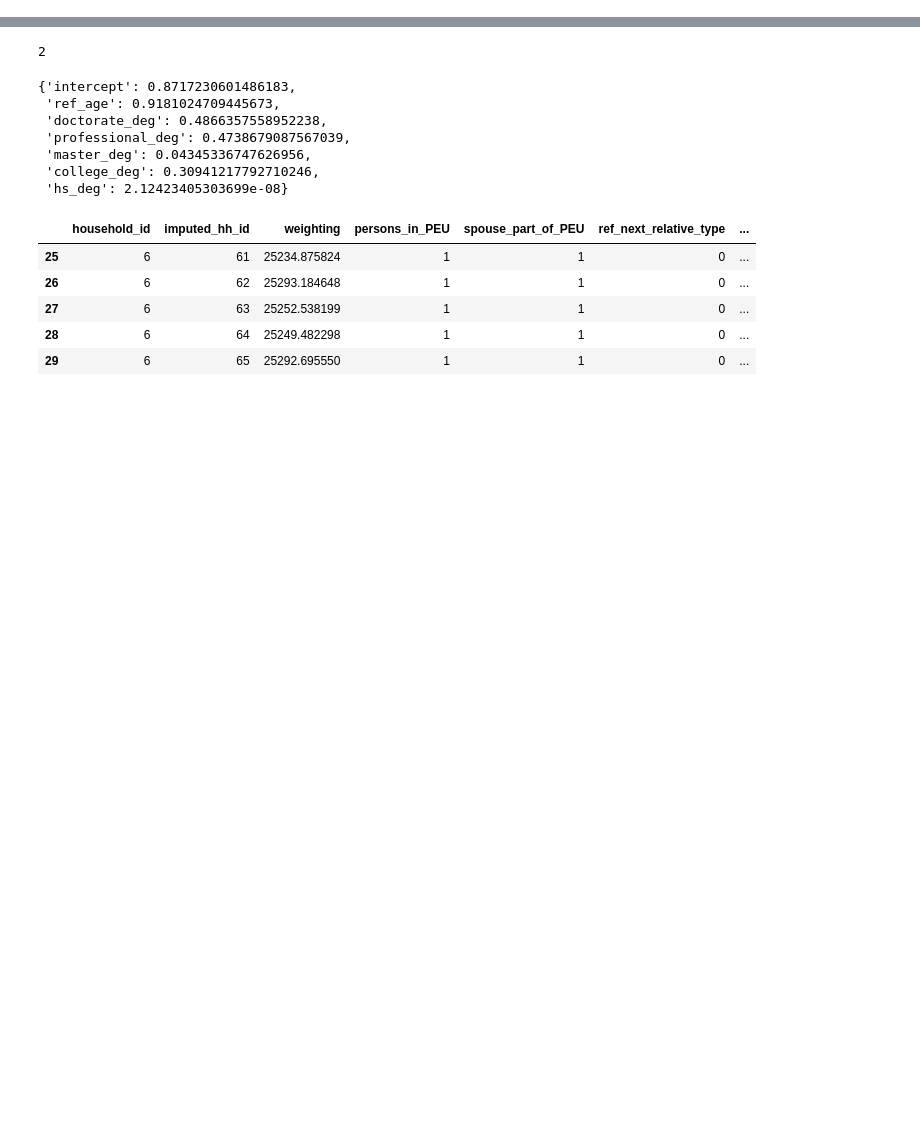
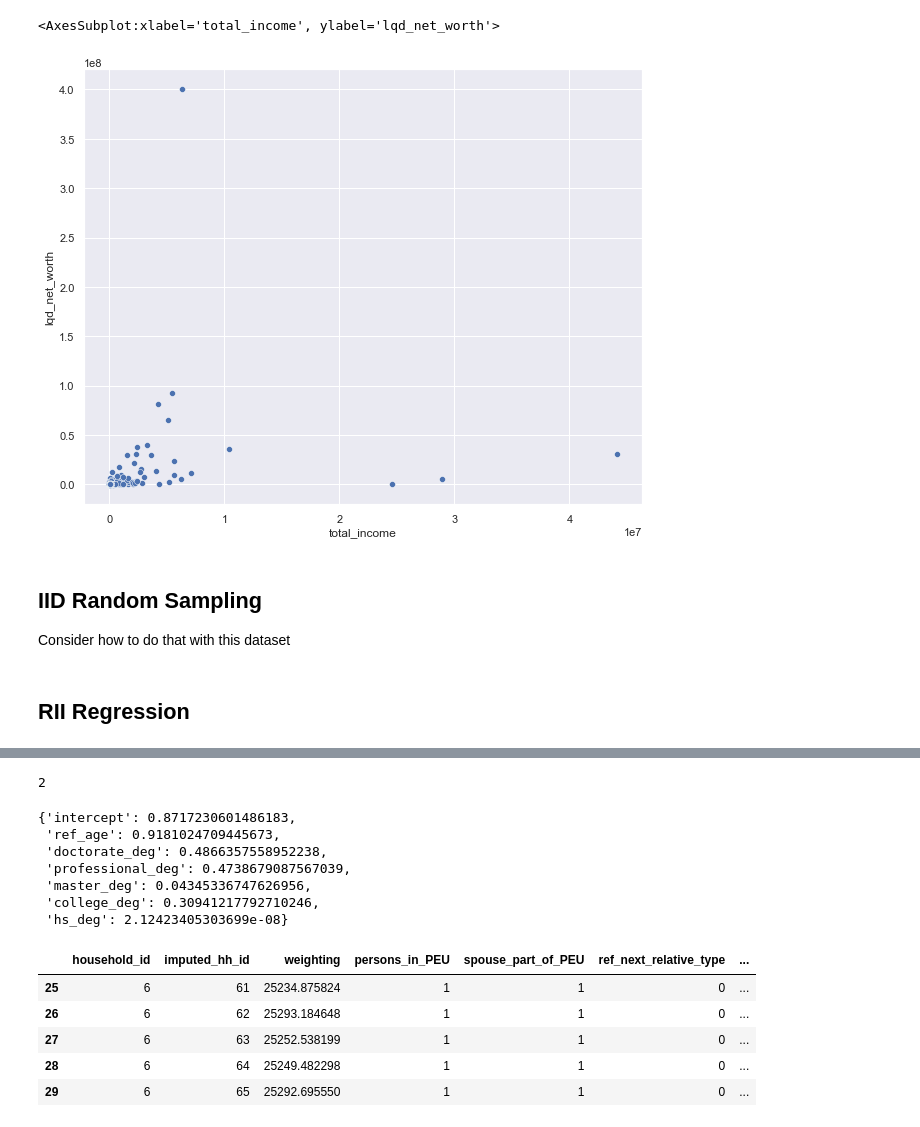
Before and after one commit to danvalen1/SCF-Analysis, a Jupyter notebook: dataloading.ipynb, the cells around one changed output, grey strips where cells are left out. Saved outputs shown, nothing was run; the diff lists cells and outputs as text; code cells hidden in the pictures; blank space fills up the shorter version.

```diff
--- a/dataloading.ipynb
+++ b/dataloading.ipynb
@@ -64,0 +8,3 @@ See the caveats in the documentation: https://pandas.pydata.org/pandas-docs/stab
+# %%
+df = dl.SCF_load_data(targetdir, 2019, ['yy1', 'y1', 'x3915', 'x5729', 'x42001'])
+df.head()
@@ -64,0 +18,5 @@ See the caveats in the documentation: https://pandas.pydata.org/pandas-docs/stab
+# %%
+# Add Implicate Number
+df['implicate'] = [x - y*10 for x, y in zip(df['imputed_hh_id'], df['household_id'])]
+# weighting dividing by 5 since data implicates being combined for regression
+df['across_imp_weighting'] = [x/5 for x in df['weighting']]
@@ -64,0 +32,18 @@ See the caveats in the documentation: https://pandas.pydata.org/pandas-docs/stab
+# %%
+import seaborn as sns
+import matplotlib.pyplot as plt
+fig, ax = plt.subplots(figsize=(10,8))
+sns.set_theme(style="darkgrid")
+
+sns.scatterplot(
+    data = df[df.implicate ==1], y="lqd_net_worth", x="total_income",
+)
+# %% [output]
+<AxesSubplot:xlabel='total_income', ylabel='lqd_net_worth'>
+[figure, added]
+# %% [markdown]
+## IID Random Sampling
+
+Consider how to do that with this dataset
+# %% [markdown]
+## RII Regression
```
Also changed, not shown: parts of 10 cells of this notebook, 5 other files.
